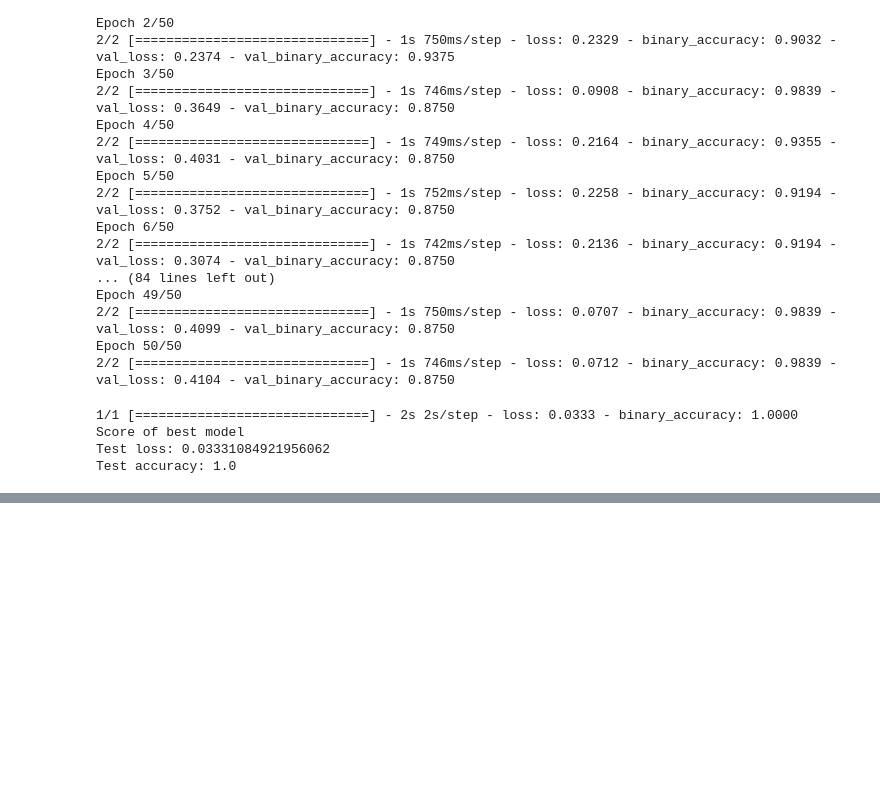
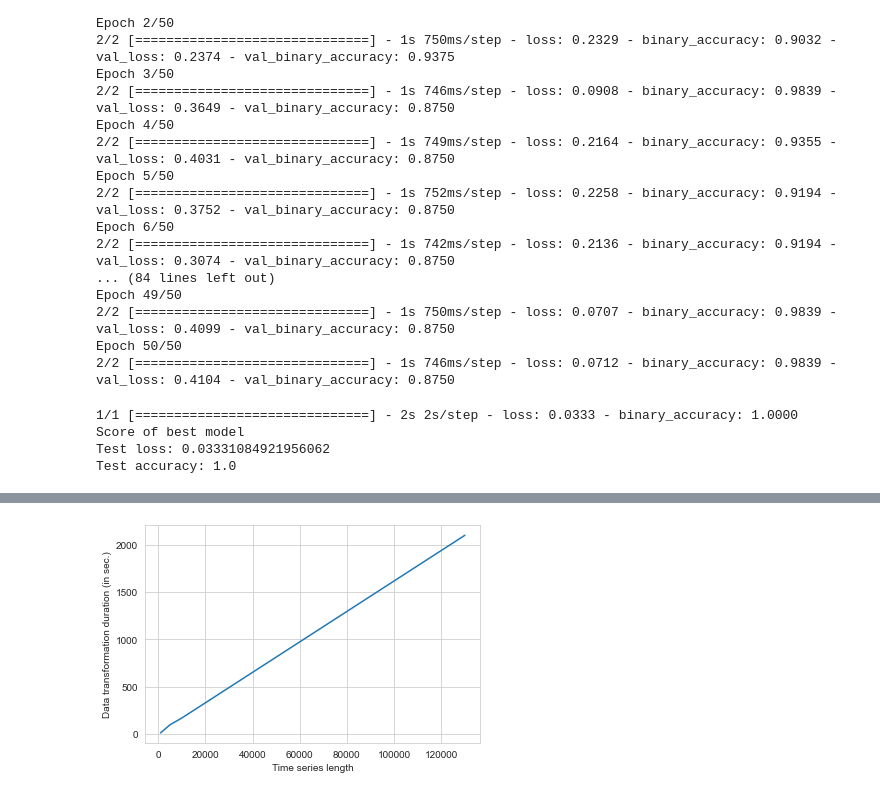
Before and after one commit to shamilnabiyev/automl-time-series, a Jupyter notebook: notebooks/mafaulda-model-training.ipynb, the cells around one changed output, grey strips where cells are left out. Saved outputs shown, nothing was run; the diff lists cells and outputs as text; code cells hidden in the pictures; blank space fills up the shorter version.

```diff
--- a/notebooks/mafaulda-model-training.ipynb
+++ b/notebooks/mafaulda-model-training.ipynb
@@ -497,0 +508,8 @@ Test accuracy: 1.0
+# %%
+# fig1 = plt.figure(figsize=(15, 8))
+plt.plot(ts_length, transformation_duration)
+plt.xlabel("Time series length")
+plt.ylabel("Data transformation duration (in sec.)")
+plt.show()
+# %% [output]
+[figure, added]
```
Also changed, not shown: parts of 1 cell of this notebook.
